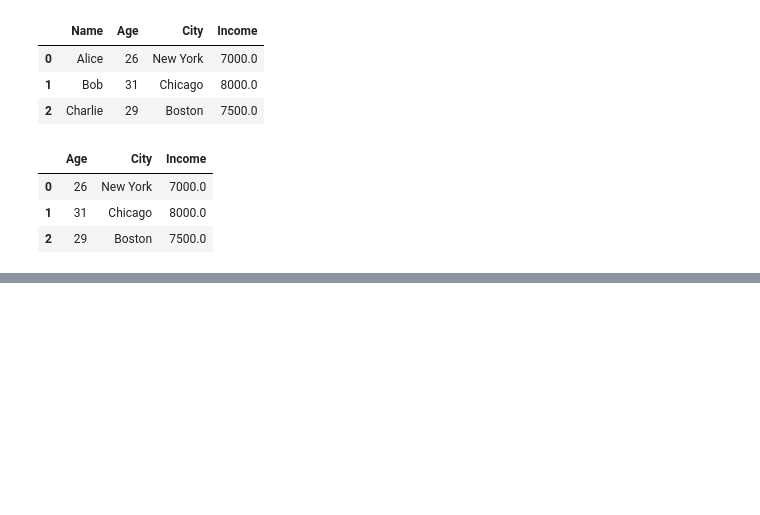
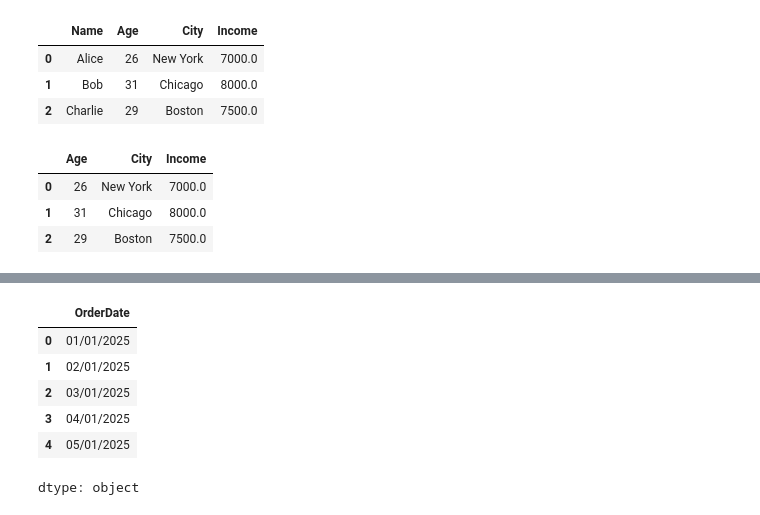
Before and after one commit to IBREEZZ/Code_Academy_Makeen2, a Jupyter notebook: week3.ipynb, the cells around one changed output, grey strips where cells are left out. Saved outputs shown, nothing was run; the diff lists cells and outputs as text; code cells hidden in the pictures; blank space fills up the shorter version.

```diff
--- a/week3.ipynb
+++ b/week3.ipynb
@@ -997,0 +1112,11 @@ df.drop('Name',axis=1)
+# %%
+formatted_date = df_head.dt.strftime("%d/%m/%Y")
+formatted_date
+# %% [output]
+|  | OrderDate |
+| 0 | 01/01/2025 |
+| 1 | 02/01/2025 |
+| 2 | 03/01/2025 |
+| 3 | 04/01/2025 |
+| 4 | 05/01/2025 |
+dtype: object
```
Also changed, not shown: parts of 20 cells of this notebook.
